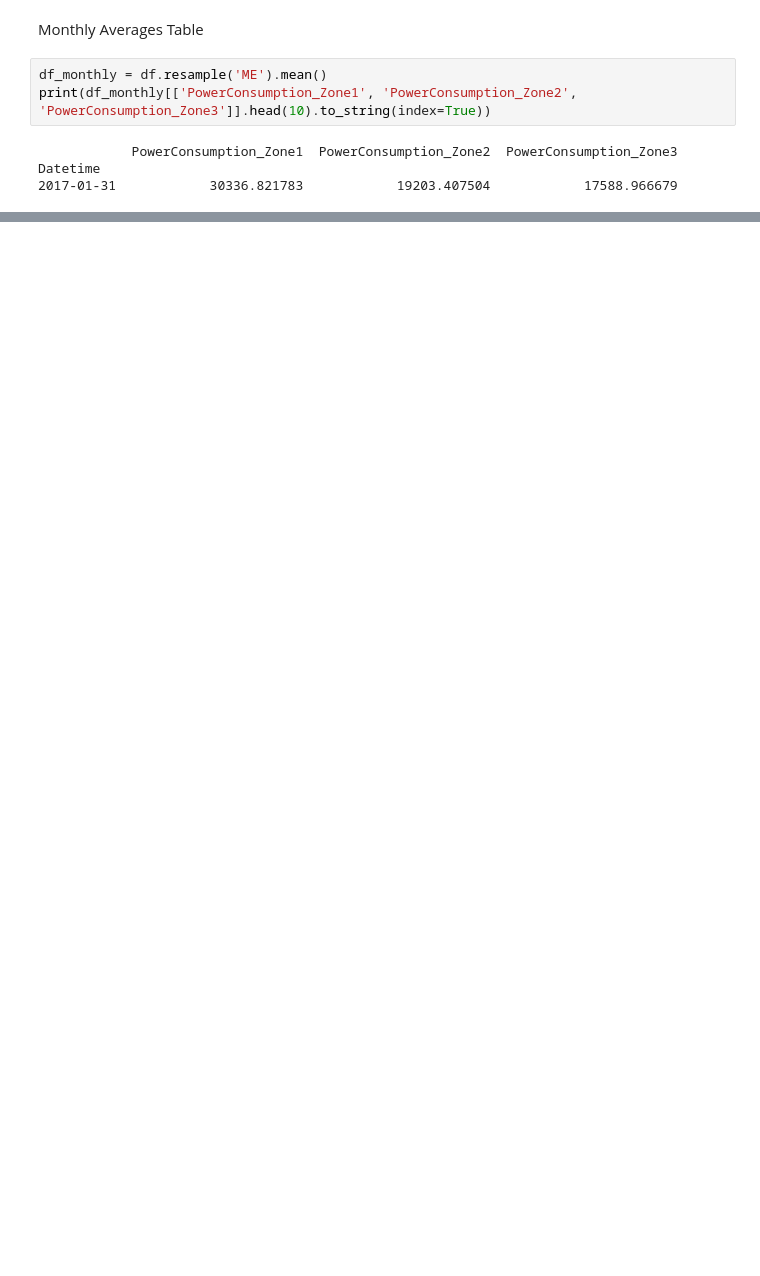
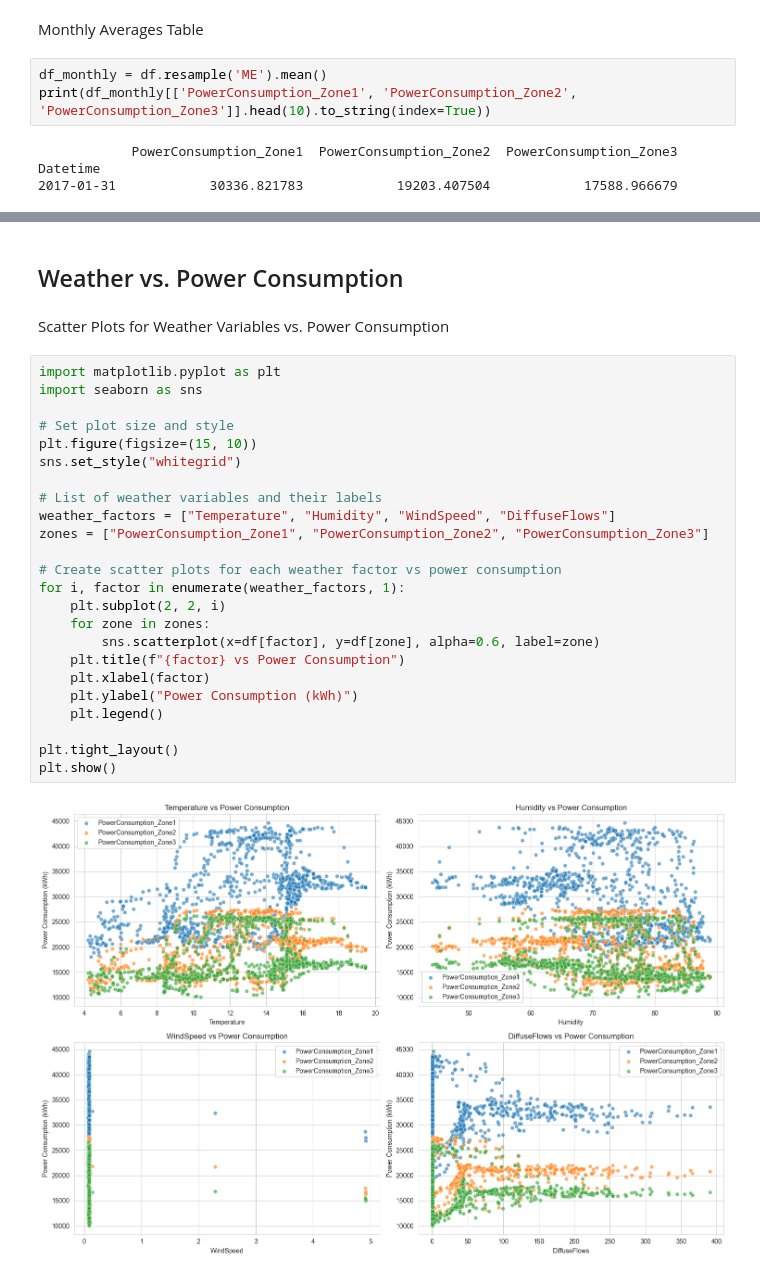
Before and after one commit to Kudo-Shinn/MATHEDA, a Jupyter notebook: Endterm/Exercise/Analyzing Trends and Patterns in Electric Power Consumption Data.ipynb, the cells around one changed output, grey strips where cells are left out. Cells and saved outputs as stored; diff of their text form; blank space fills up the shorter version.

```diff
--- a/Endterm/Exercise/Analyzing Trends and Patterns in Electric Power Consumption Data.ipynb
+++ b/Endterm/Exercise/Analyzing Trends and Patterns in Electric Power Consumption Data.ipynb
@@ -213,0 +271,30 @@ plt.show()
+# %% [markdown]
+## Weather vs. Power Consumption
+# %% [markdown]
+Scatter Plots for Weather Variables vs. Power Consumption
+# %%
+import matplotlib.pyplot as plt
+import seaborn as sns
+
+# Set plot size and style
+plt.figure(figsize=(15, 10))
+sns.set_style("whitegrid")
+
+# List of weather variables and their labels
+weather_factors = ["Temperature", "Humidity", "WindSpeed", "DiffuseFlows"]
+zones = ["PowerConsumption_Zone1", "PowerConsumption_Zone2", "PowerConsumption_Zone3"]
+
+# Create scatter plots for each weather factor vs power consumption
+for i, factor in enumerate(weather_factors, 1):
+    plt.subplot(2, 2, i)
+    for zone in zones:
+        sns.scatterplot(x=df[factor], y=df[zone], alpha=0.6, label=zone)
+    plt.title(f"{factor} vs Power Consumption")
+    plt.xlabel(factor)
+    plt.ylabel("Power Consumption (kWh)")
+    plt.legend()
+
+plt.tight_layout()
+plt.show()
+# %% [output]
+[figure, added]
```
Also changed, not shown: parts of 19 cells of this notebook.
